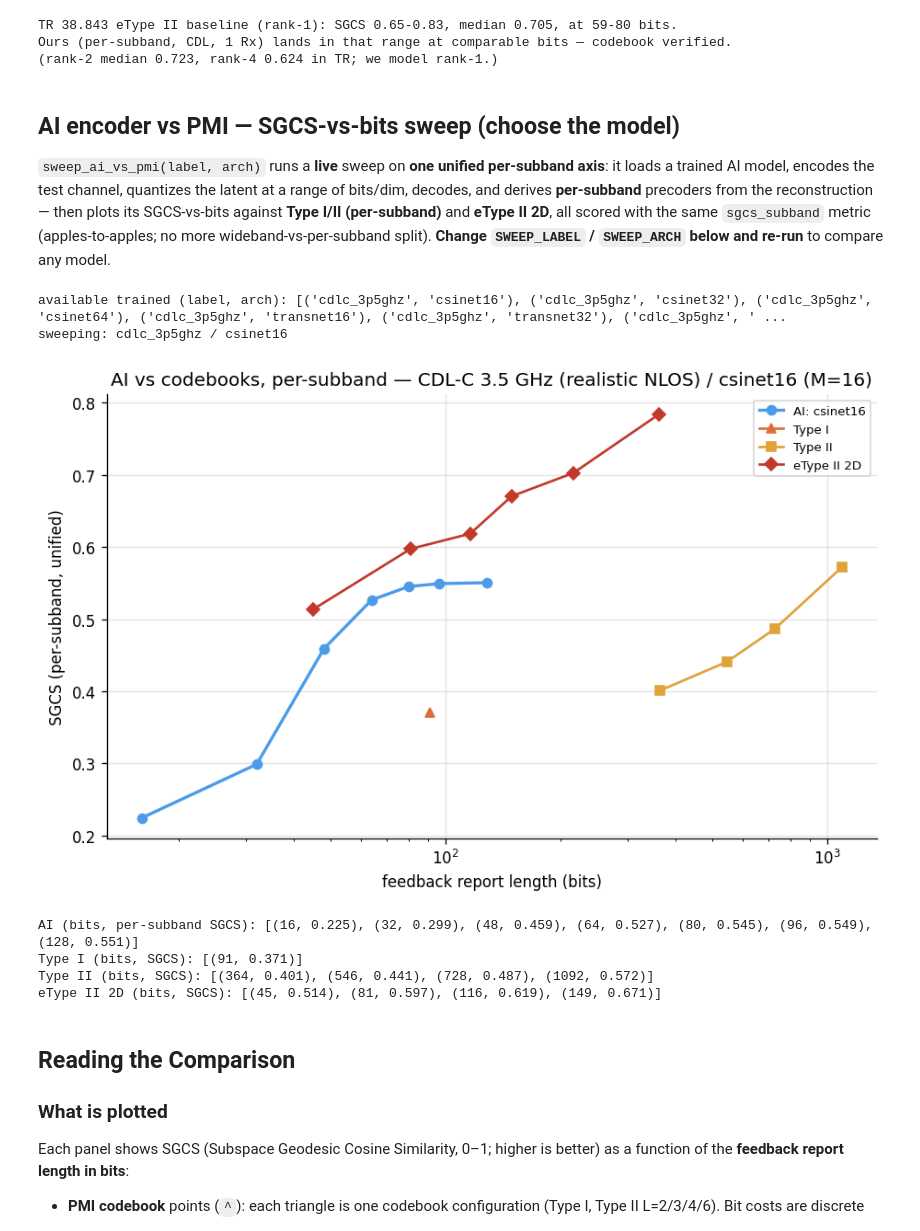
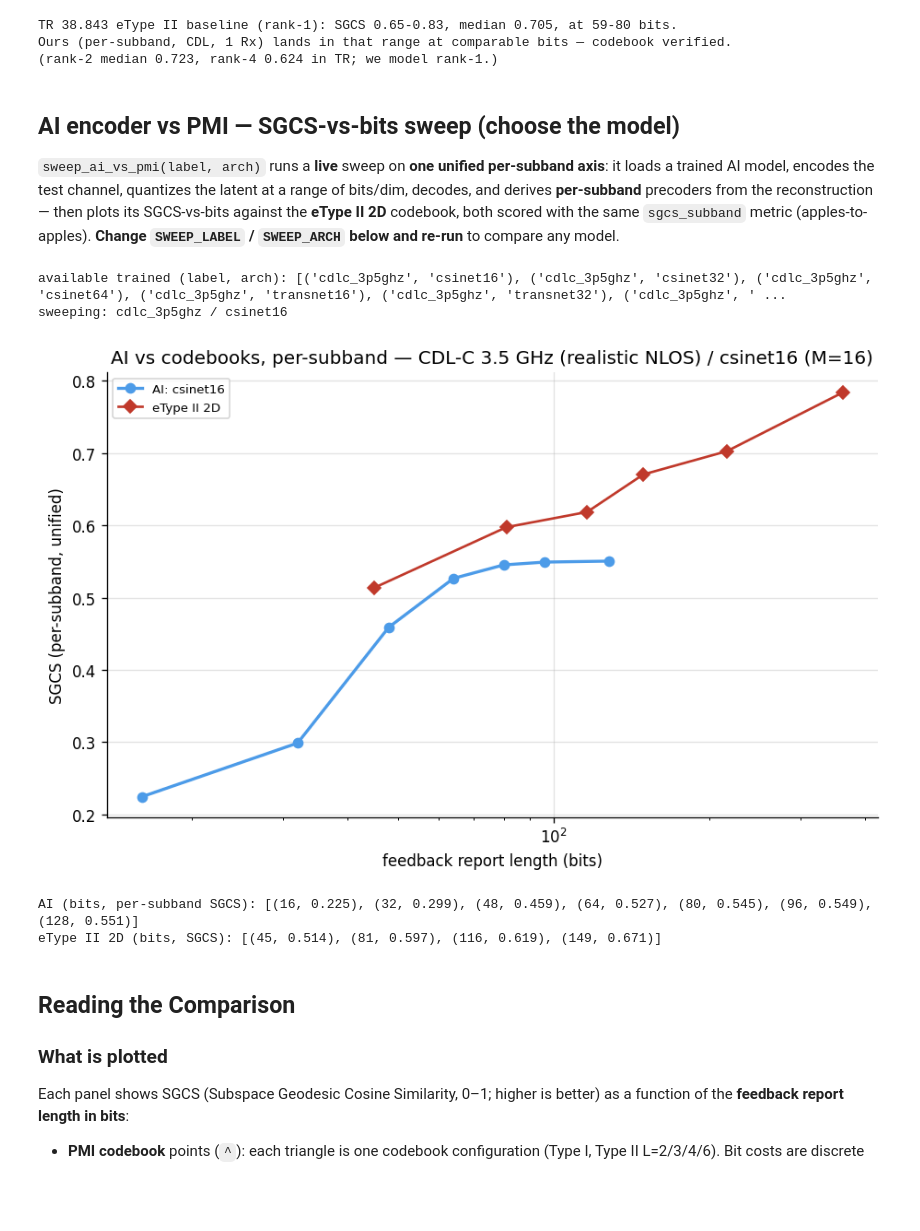
Before and after one commit to CheeseFondueChamchi/ai-csi-feedback, a Jupyter notebook: notebooks/comparison.ipynb, the cells around one changed output. Cells and saved outputs as stored; diff of their text form; code cells hidden in the pictures; blank space fills up the shorter version.

```diff
--- a/notebooks/comparison.ipynb
+++ b/notebooks/comparison.ipynb
@@ -177,7 +179,7 @@ def plot_etype2d_panel(ax, ch, title):
 
 
 def plot_panel(ax, ch, title):
-    '''Draw one comparison panel: AI families vs PMI codebook families.'''
+    '''Draw one comparison panel: AI families (wideband SGCS frontier).'''
     # --- AI frontiers per family (CsiNet vs TransNet) ---
     for fam, front in ch['ai_frontier'].items():
         col, mk = AI_STYLE.get(fam, ('#4C9BE8', 'o'))
@@ -186,12 +188,6 @@ def plot_panel(ax, ch, title):
         for pts in ch['ai_by_family'].get(fam, {}).values():   # faint operating points
             ax.scatter([p[0] for p in pts], [p[1] for p in pts], s=16,
                        color=col, alpha=0.30, zorder=3)
-
-    # --- PMI codebook families (Type I / Type II / eType II) ---
-    for fam, pts in ch['pmi_by_family'].items():
-        col, mk = PMI_STYLE.get(fam, ('#888888', '^'))
-        ax.plot([p[1] for p in pts], [p[2] for p in pts], marker=mk, ls='-',
-                color=col, lw=1.6, ms=6, zorder=4, label=f'PMI: {fam}')
 
     # --- references ---
     if not np.isnan(ch['sgcs_trunc']):
@@ -220,8 +216,8 @@ else:
         disp = LABEL_DISPLAY.get(lbl, lbl)
         plot_panel(axes[0][j], ch, disp)
         plot_etype2d_panel(axes[1][j], ch, disp)
-    fig.suptitle('Top: wideband PMI (Type I/II) vs AI  |  '
-                 'Bottom: true 2D eType II (per-subband metric)',
+    fig.suptitle('Top: AI encoder SGCS-vs-bits (wideband)  |  '
+                 'Bottom: eType II 2D codebook (per-subband metric)',
                  fontsize=12, fontweight='bold', y=1.005)
     plt.tight_layout()
     plt.show()
@@ -233,9 +229,6 @@ import pandas as pd
 # ── per-channel SGCS-vs-bits summary (codebook families + AI families) ──────
 for lbl, ch in channels.items():
     rows = []
-    for fam, pts in ch['pmi_by_family'].items():
-        for scheme, bits, sgcs in pts:
-            rows.append({'method': f'PMI/{fam}', 'config': scheme, 'bits': bits, 'SGCS': sgcs})
     for fam, archs in ch['ai_by_family'].items():
         for arch, pts in archs.items():
             best = max(pts, key=lambda p: p[1])
@@ -434,9 +412,9 @@ Ours (per-subband, CDL, 1 Rx) lands in that range at comparable bits — codeboo
 `sweep_ai_vs_pmi(label, arch)` runs a **live** sweep on **one unified per-subband axis**:
 it loads a trained AI model, encodes the test channel, quantizes the latent at a range of
 bits/dim, decodes, and derives **per-subband** precoders from the reconstruction — then
-plots its SGCS-vs-bits against **Type I/II (per-subband)** and **eType II 2D**, all scored
-with the same `sgcs_subband` metric (apples-to-apples; no more wideband-vs-per-subband
-split). **Change `SWEEP_LABEL` / `SWEEP_ARCH` below and re-run** to compare any model.
+plots its SGCS-vs-bits against the **eType II 2D** codebook, both scored with the same
+`sgcs_subband` metric (apples-to-apples). **Change `SWEEP_LABEL` / `SWEEP_ARCH` below and
+re-run** to compare any model.
 # %%
 import torch
 
@@ -473,47 +451,47 @@ def sweep_ai_vs_pmi(label, arch, ai_bits=(1, 2, 3, 4, 5, 6, 8), n_eval=2000, sho
         Hq = csi.from_angular_delay(csi.real_imag_to_complex(yq * sdv + mu), n_sub)
         # per-subband precoders from the AI reconstruction -> sgcs_subband (unified metric)
         ai.append((int(M * b), float(csi.sgcs_subband(W_sb_true, csi.subband_precoders(Hq, n_sb)))))
-    # unified per-subband codebook baselines from reports: Type I / Type II (SB) + eType II 2D
+    # unified per-subband codebook baseline from reports: eType II 2D only
+    # (Type I / Type II excluded from the comparison).
     by_fam = {}
     for f, b, s in zip([str(f) for f in reports.get('sb_family', [])],
                        [int(x) for x in reports.get('sb_bits', [])],
                        [float(x) for x in reports.get('sb_sgcs', [])]):
+        if f.startswith('Type'):              # drop wideband/SB Type I & Type II
+            continue
         by_fam.setdefault(f, []).append((b, s))
     if show:
-        STY = {'Type I': ('#E06C3A', '^'), 'Type II': ('#E0A23A', 's'),
-               'eType II 2D': ('#C0392B', 'D')}
+        STY = {'eType II 2D': ('#C0392B', 'D')}
         fig, ax = plt.subplots(figsize=(7.8, 5))
         ax.plot([x[0] for x in ai], [x[1] for x in ai], 'o-', color='#4C9BE8',
                 lw=2.0, ms=6, zorder=5, label=f'AI: {arch}')
         for f, pts in by_fam.items():
             pts = sorted(pts); col, mk = STY.get(f, ('gray', 'x'))
             ax.plot([p[0] for p in pts], [p[1] for p in pts], marker=mk, ls='-',
                     color=col, lw=1.6, ms=6, label=f)
         ax.set_xscale('log')
         ax.set(xlabel='feedback report length (bits)', ylabel='SGCS (per-subband, unified)',
                title=f'AI vs codebooks, per-subband — {LABEL_DISPLAY.get(label, label)} / {arch} (M={M})')
         ax.legend(fontsize=8); plt.tight_layout(); plt.show()
     return dict(ai=ai, codebooks=by_fam)
 
 # ── pick the model to compare (auto-default to an available one) ────────────
 _AVAIL = sorted((p.parent.parent.name, p.parent.name)
                 for p in csi.TRAINED_ROOT.glob('*/*/metrics.json'))
 print('available trained (label, arch):', _AVAIL)
 SWEEP_LABEL, SWEEP_ARCH = (_AVAIL[0] if _AVAIL else ('cdlc_3p5ghz', 'csinet64'))
 # e.g. set SWEEP_LABEL, SWEEP_ARCH = 'cdlc_3p5ghz', 'transnet64'
 print(f'sweeping: {SWEEP_LABEL} / {SWEEP_ARCH}')
 res = sweep_ai_vs_pmi(SWEEP_LABEL, SWEEP_ARCH)
 if res:
     print('AI (bits, per-subband SGCS):', [(b, round(s, 3)) for b, s in res['ai']])
     for fam, pts in res['codebooks'].items():
         print(f'{fam} (bits, SGCS):', [(b, round(s, 3)) for b, s in sorted(pts)][:4])
 # %% [output]
 available trained (label, arch): [('cdlc_3p5ghz', 'csinet16'), ('cdlc_3p5ghz', 'csinet32'), ('cdlc_3p5ghz', 'csinet64'), ('cdlc_3p5ghz', 'transnet16'), ('cdlc_3p5ghz', 'transnet32'), ('cdlc_3p5ghz', ' ...
 sweeping: cdlc_3p5ghz / csinet16
-[figure, old version]
+[figure, new version]
 AI (bits, per-subband SGCS): [(16, 0.225), (32, 0.299), (48, 0.459), (64, 0.527), (80, 0.545), (96, 0.549), (128, 0.551)]
-Type I (bits, SGCS): [(91, 0.371)]
-Type II (bits, SGCS): [(364, 0.401), (546, 0.441), (728, 0.487), (1092, 0.572)]
 eType II 2D (bits, SGCS): [(45, 0.514), (81, 0.597), (116, 0.619), (149, 0.671)]
 # %% [markdown]
 ## Reading the Comparison
```
Also changed, not shown: parts of 3 cells of this notebook, 1 other file.
